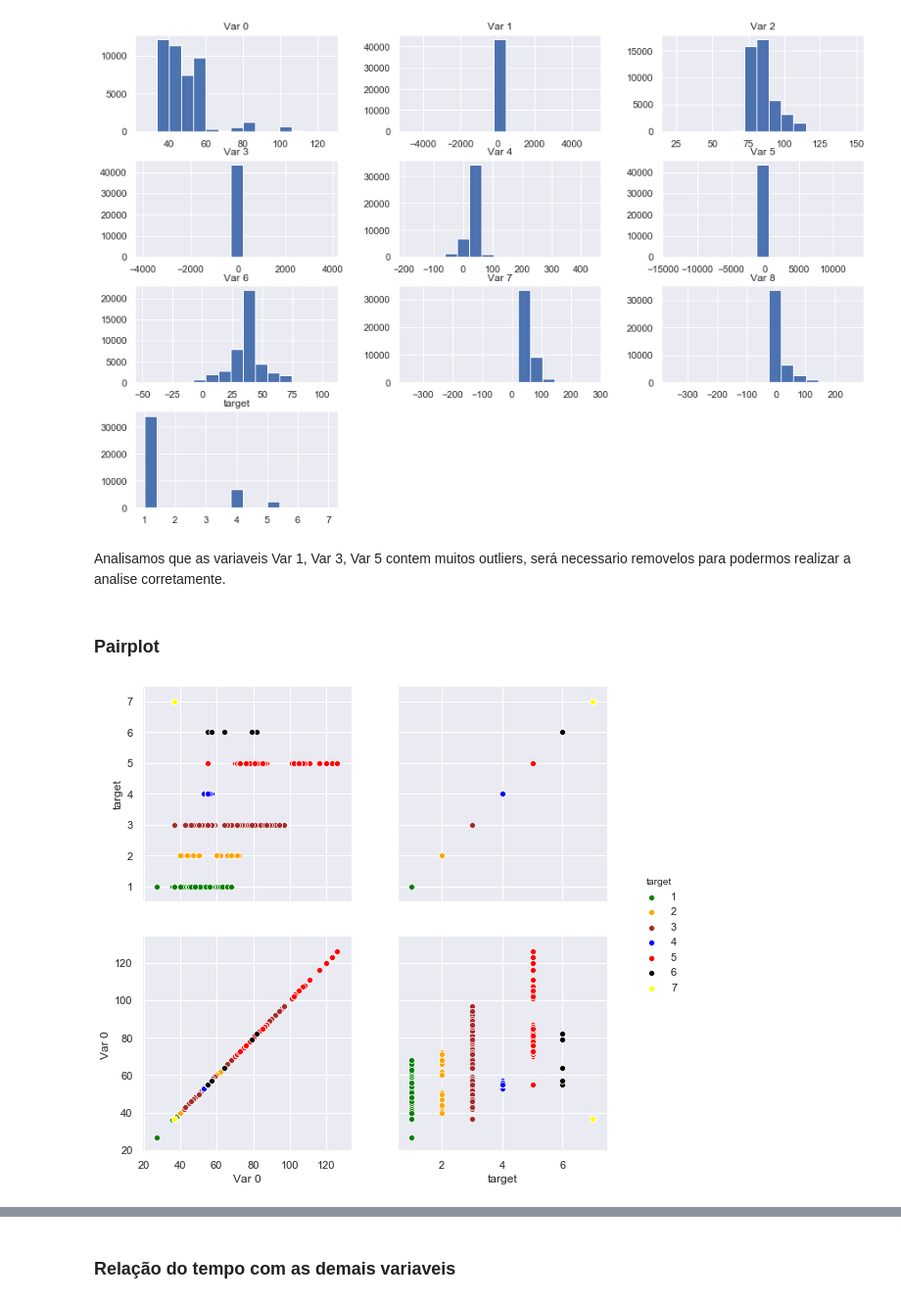
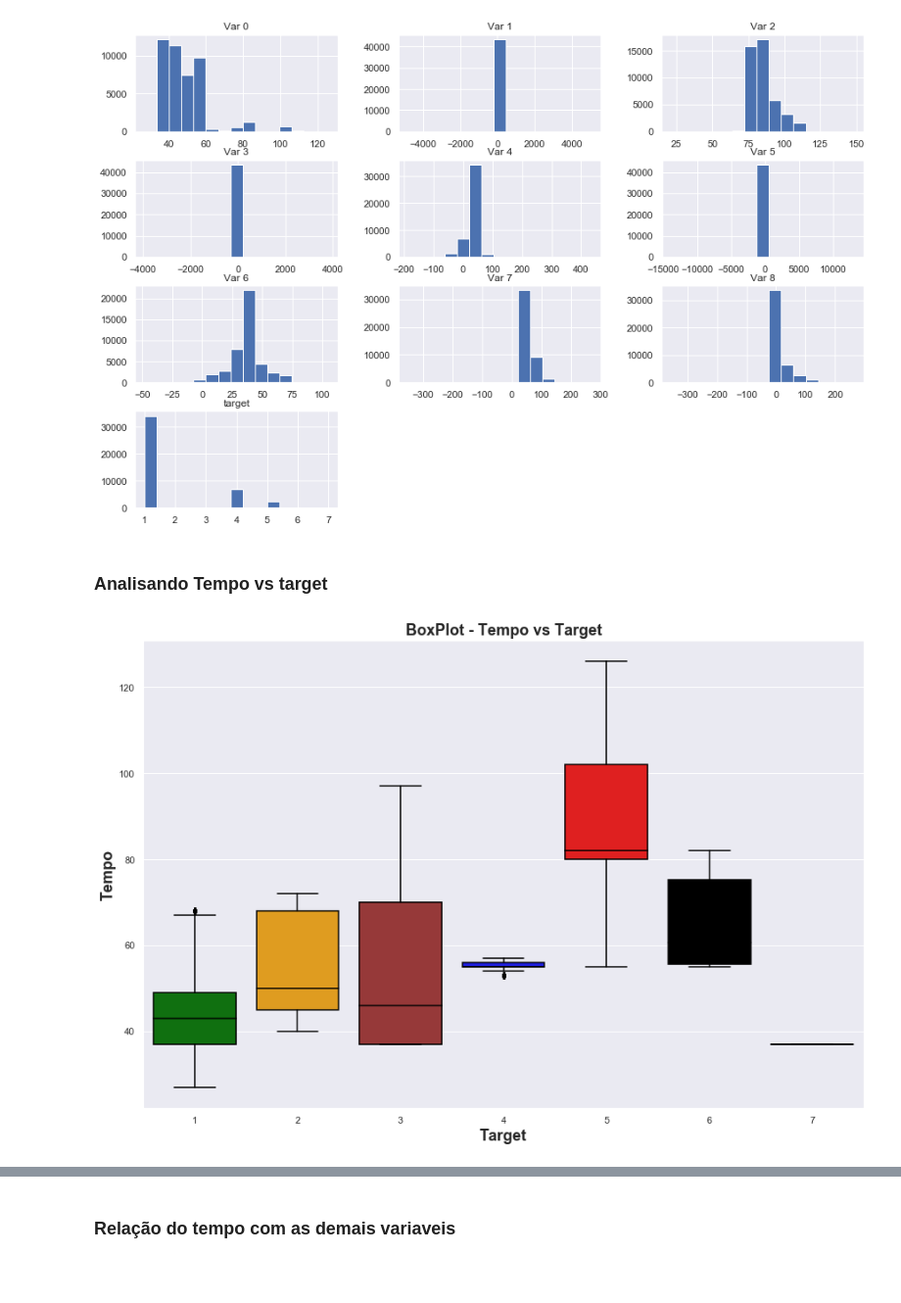
Before and after one commit to Fillipedem/UCI-Statlog-Shuttle, a Jupyter notebook: eda.ipynb, the cells around one changed output, grey strips where cells are left out. Shown at 98% size. Cells and saved outputs as stored; diff of their text form; code cells hidden in the pictures; blank space fills up the shorter version.

```diff
--- a/eda.ipynb
+++ b/eda.ipynb
@@ -80,13 +100,12 @@ df_train.hist(bins=15, );
 # %% [output]
 [figure]
-# %% [markdown]
-Analisamos que as variaveis Var 1, Var 3, Var 5 contem muitos outliers, será necessario removelos para podermos realizar a analise corretamente.
-# %% [markdown]
-### Pairplot
-# %%
-f = sns.pairplot(df_train, x_vars=['Var 0', 'target'], y_vars=['target', 'Var 0'], hue='target',
-                palette=palette, )
-f.fig.set_size_inches(9, 8)
-# %% [output]
-[figure, removed]
+# %% [markdown]
+### Analisando Tempo  vs target
+# %%
+g = sns.boxplot(x=df_train["target"], y=df_train["Var 0"], palette=palette);
+g.set_title('BoxPlot - Tempo vs Target', fontdict=fontdict)
+g.set_xlabel("Target", fontdict=fontdict)
+g.set_ylabel("Tempo", fontdict=fontdict);
+# %% [output]
+[figure, added]
 # %% [markdown]
```
Also changed, not shown: parts of 16 cells of this notebook.
